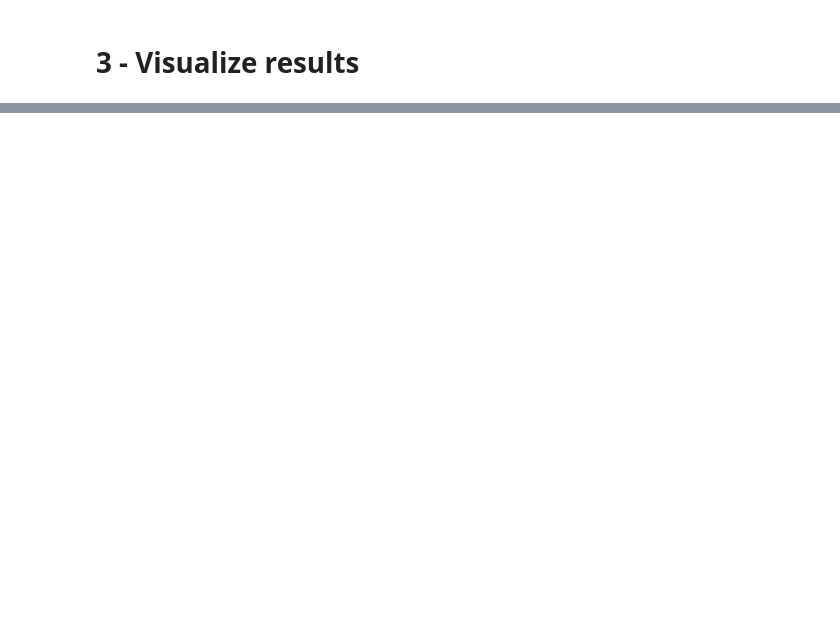
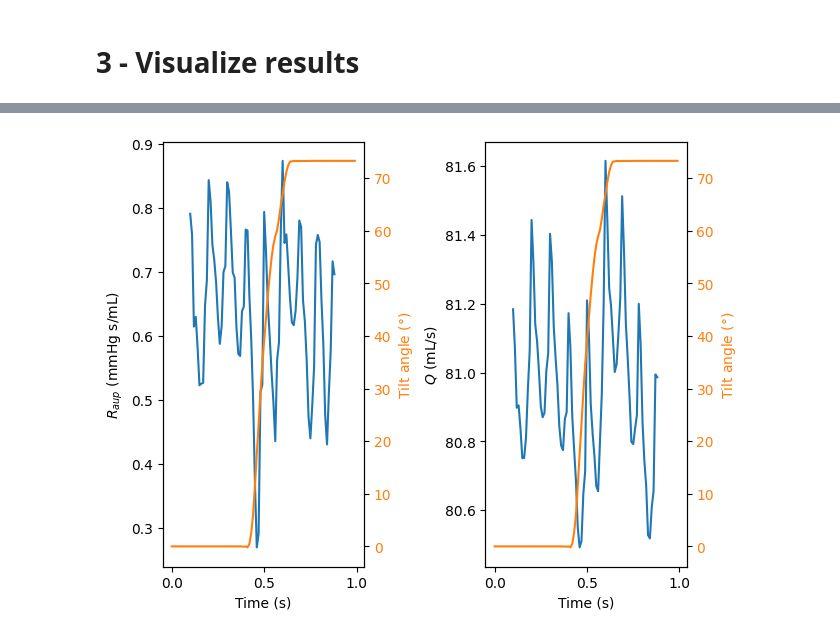
Before and after one commit to sabrinaliu/AA203-CV-OC, a Jupyter notebook: visualizeData.ipynb, the cells around one changed output, grey strips where cells are left out. Saved outputs shown, nothing was run; the diff lists cells and outputs as text; code cells hidden in the pictures; blank space fills up the shorter version.

```diff
--- a/visualizeData.ipynb
+++ b/visualizeData.ipynb
@@ -142,18 +136,20 @@ plt.show()
 # %%
 # PLOT CONTROLS
 
 f, axs = plt.subplots(1, 2, sharex=True, constrained_layout=True)
 
-axs[0].plot(timeStates[:-1], u[:,0])
+axs[0].plot(timeStates[10:-11], u[10:-10,0])
 axs[0].set_ylabel('$R_{aup}$ (mmHg s/mL)')
 axs[0].set_xlabel('Time (s)')
 
-axs[1].plot(timeStates[:-1], u[:,1])
+axs[1].plot(timeStates[10:-11], u[10:-10,1])
 axs[1].set_ylabel('$Q$ (mL/s)')
 axs[1].set_xlabel('Time (s)')
 
 for i in range(2):
     axTiltAngle = axs[i].twinx()
-    axTiltAngle.plot(timeStates[:-1], tiltAngleDownsample, color='tab:orange')
+    axTiltAngle.plot(timeStates, tiltAngleDownsample, color='tab:orange')
     axTiltAngle.set_ylabel('Tilt angle ($\degree$)', color='tab:orange')
     axTiltAngle.tick_params(axis='y', labelcolor='tab:orange')
+# %% [output]
+[figure, added]
```
Also changed, not shown: parts of 4 cells of this notebook, 2 other files.
